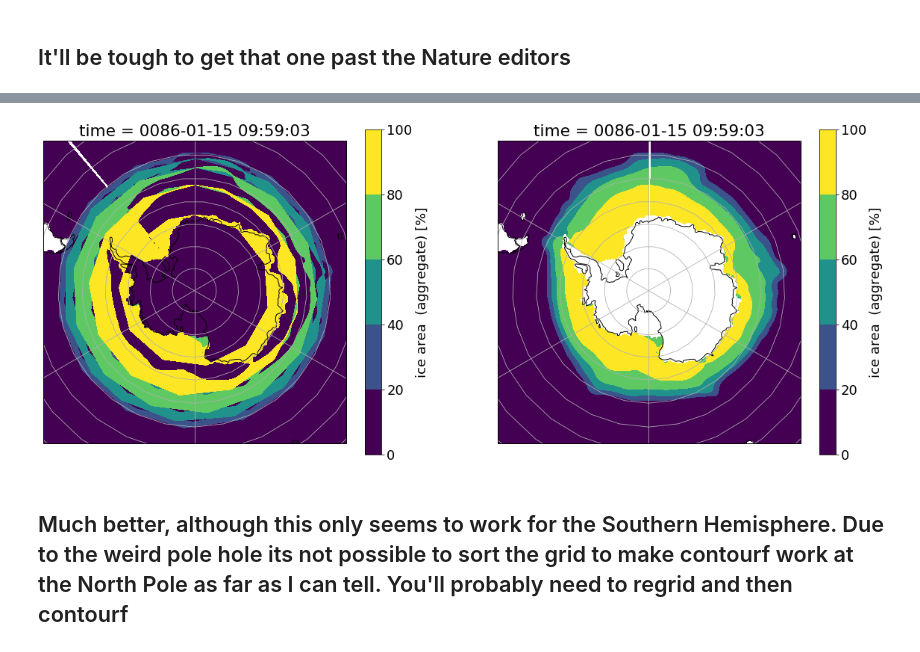
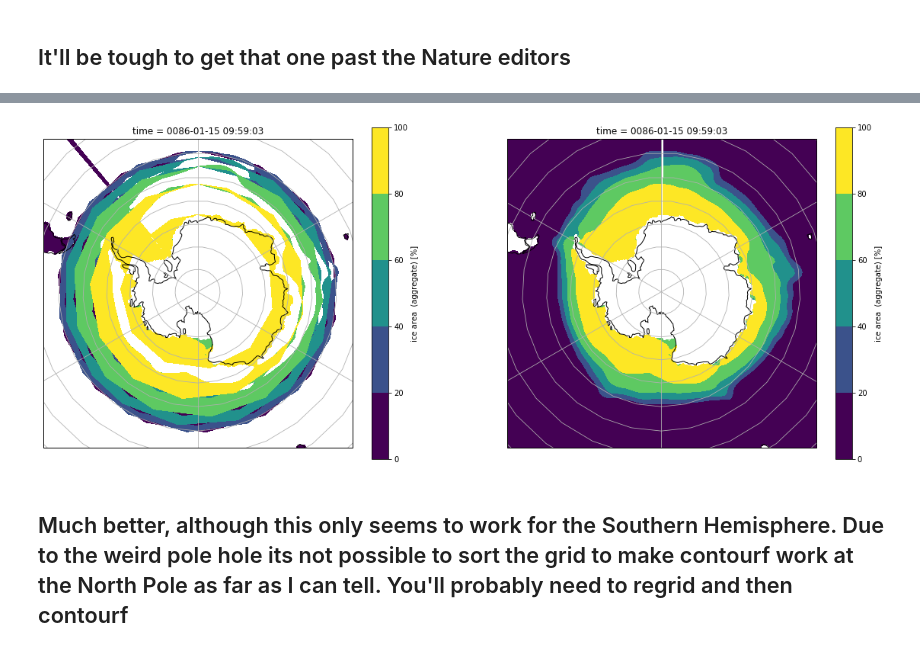
Before and after one commit to cmbitz/HackyHours, a Jupyter notebook: POPplotting_Lesson/popplot.ipynb, the cells around one changed output, grey strips where cells are left out. Drawn from its saved outputs; the diff is of its cells as text; code cells hidden in the pictures.

```diff
--- a/POPplotting_Lesson/popplot.ipynb
+++ b/POPplotting_Lesson/popplot.ipynb
@@ -118,18 +119,18 @@ aice_sorted = aice.sortby(aice.TLON[0, :])
 # %%
 fig2 = plt.figure(2, figsize=(20, 8))
 ax1 = fig2.add_subplot(1, 2, 1, projection=ccrs.SouthPolarStereo())
 ax1.coastlines()
 ax1.gridlines()
 ax1.set_extent([-180, 180, -90, -50], crs=ccrs.PlateCarree())
-im1 = aice[:367, :].plot.contourf('TLON', 'TLAT', ax=ax1, transform=ccrs.PlateCarree())
+im1 = aice.plot.contourf('TLON', 'TLAT', ax=ax1, transform=ccrs.PlateCarree())
 
 ax2 = fig2.add_subplot(1, 2, 2, projection=ccrs.SouthPolarStereo())
 ax2.coastlines()
 ax2.gridlines()
 ax2.set_extent([-180, 180, -90, -50], crs=ccrs.PlateCarree())
-im2 = aice_sorted[:367, :].plot.contourf('TLON', 'TLAT', ax=ax2, transform=ccrs.PlateCarree())
+im2 = aice_sorted.plot.contourf('TLON', 'TLAT', ax=ax2, transform=ccrs.PlateCarree())
 # %% [output]
-[figure, old version]
+[figure, new version]
 # %% [markdown]
 ## Much better, although this only seems to work for the Southern Hemisphere. Due to the weird pole hole its not possible to sort the grid to make contourf work at the North Pole as far as I can tell. You'll probably need to regrid and then contourf
 # %%
```
Also changed, not shown: parts of 9 cells of this notebook.
